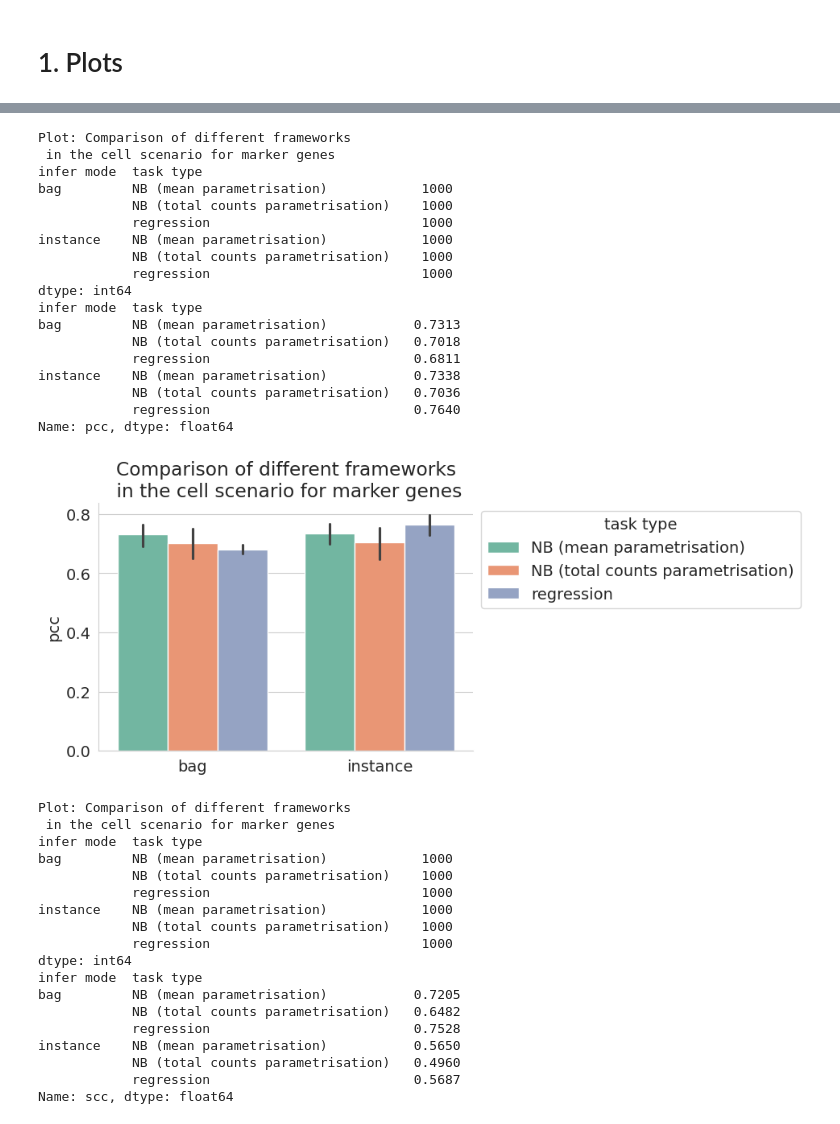
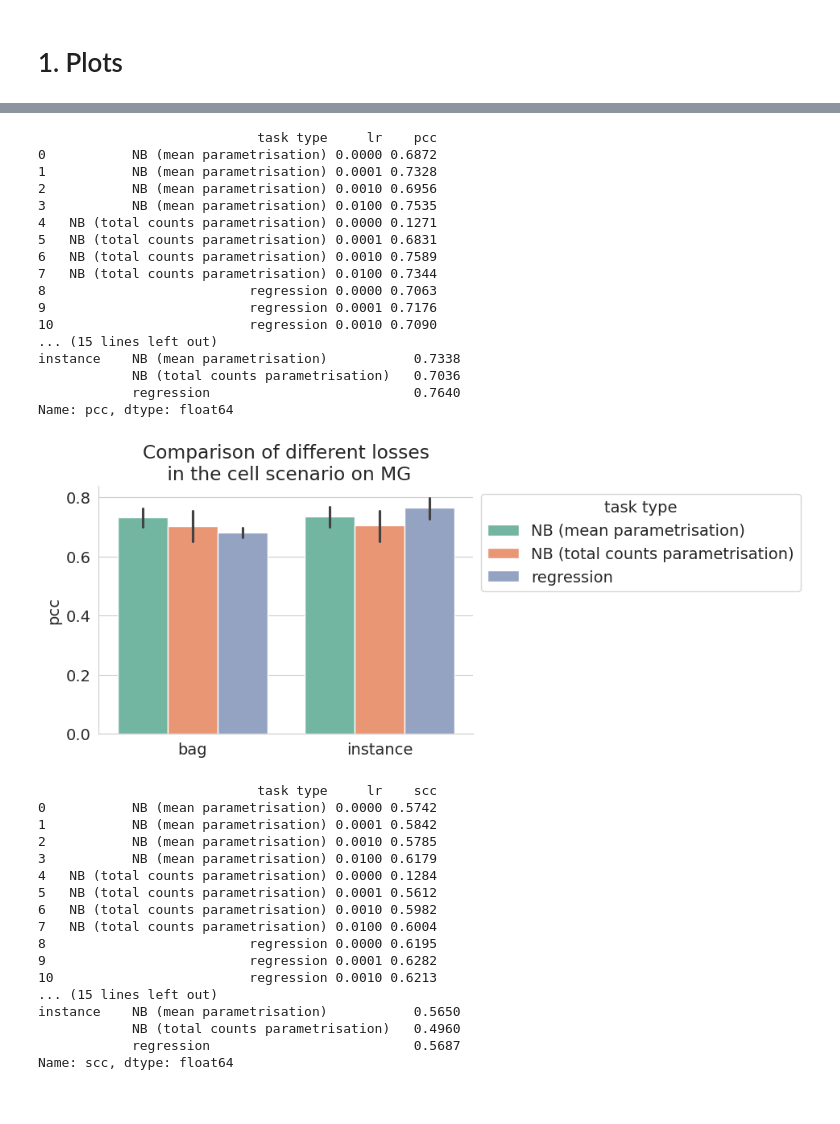
Before and after one commit to loicchadoutaud/sCellST_reproducibility, a Jupyter notebook: reproducibility_notebooks/analyse_simulation.ipynb, the cells around one changed output, grey strips where cells are left out. Cells and saved outputs as stored; diff of their text form; code cells hidden in the pictures.

```diff
--- a/reproducibility_notebooks/analyse_simulation.ipynb
+++ b/reproducibility_notebooks/analyse_simulation.ipynb
@@ -77,7 +79,8 @@ dict_rename = {
     "task_type": {
         "nb_mean_regression": "NB (mean parametrisation)",
         "nb_total_regression": "NB (total counts parametrisation)",
-    }
+    },
+    "dataset_handler": {"mil": "MIL", "supervised": "Supervised"},
 }
 metrics = metrics.replace(dict_rename)
 col_rename = {
@@ -97,7 +100,7 @@ df_plot = metrics[
     & (metrics["embedding tag"] == "SSL embedding")
     & (metrics["genes"] == "HVG")
     & (metrics["lr"] == 0.0001)
-    & (metrics["learning framework"] == "mil")
+    & (metrics["learning framework"] == "MIL")
 ].copy()
 for score in ["pcc", "scc"]:
     plot_metrics_simulation(
@@ -105,7 +108,7 @@ for score in ["pcc", "scc"]:
         x="infer mode",
         y=score,
         save_path= SAVE_PATH / f"comparison_scenario_test_regression_{score}.png",
-        title="Comparison of different scenarios",
+        title="Comparison of different scenarios on HVG",
         hue="scenario",
         # x_order=["spot level", "cell level"],
         # hue_order=["random", "centroid", "cell"],
@@ -152,7 +155,7 @@ df_plot = metrics[
     (metrics["task type"] == "regression")
     & (metrics["embedding tag"] == "SSL embedding")
     & (metrics["lr"] == 0.0001)
-    & (metrics["learning framework"] == "mil")
+    & (metrics["learning framework"] == "MIL")
     & (metrics["scenario"] == "cell")
 ].copy()
 for score in ["pcc", "scc"]:
@@ -162,7 +165,7 @@ for score in ["pcc", "scc"]:
         y=score,
         hue="genes",
         save_path=SAVE_PATH / f"comparison_scenario_test_regression_{score}_genes.png",
-        title="Comparison for different gene sets\n in the cell scenario at the cell level",
+        title="Comparison of different gene sets\n in cell scenario",
         # x_order=["spot level", "cell level"],
         # hue_order=["hvg", "marker"],
     )
@@ -200,58 +203,56 @@ Name: scc, dtype: float64
 # %%
 df_plot = metrics[
     (metrics["embedding tag"] == "SSL embedding")
     & (metrics["scenario"] == "cell")
     & (metrics["genes"] == "MG")
-    & (metrics["learning framework"] == "mil")
+    & (metrics["learning framework"] == "MIL")
 ].copy()
 for score in ["pcc", "scc"]:
     df_plot_ = select_best_lr_model(
         df_plot, columns=["task type", "lr"], metric=score, gene_cat="MG"
     )
     plot_metrics_simulation(
         df_plot_,
         x="infer mode",
         y=score,
-        save_path=SAVE_PATH / f"comparison_framework_test_cell_{score}.png",
-        title="Comparison of different frameworks\n in the cell scenario for marker genes",
+        save_path=SAVE_PATH / f"comparison_losses_test_cell_{score}.png",
+        title="Comparison of different losses\n in the cell scenario on MG",
         hue="task type",
         # x_order=["spot level", "cell level"],
         # hue_order=["regression", "NB (mean parametrisation)", "NB (total count parametrisation)"],
     )
 # %% [output]
-Plot: Comparison of different frameworks
- in the cell scenario for marker genes
-infer mode  task type
-bag         NB (mean parametrisation)            1000
-            NB (total counts parametrisation)    1000
-            regression                           1000
-instance    NB (mean parametrisation)            1000
-            NB (total counts parametrisation)    1000
-            regression                           1000
-dtype: int64
-infer mode  task type
-bag         NB (mean parametrisation)           0.7313
-            NB (total counts parametrisation)   0.7018
-            regression                          0.6811
+                            task type     lr    pcc
+0           NB (mean parametrisation) 0.0000 0.6872
+1           NB (mean parametrisation) 0.0001 0.7328
+2           NB (mean parametrisation) 0.0010 0.6956
+3           NB (mean parametrisation) 0.0100 0.7535
+4   NB (total counts parametrisation) 0.0000 0.1271
+5   NB (total counts parametrisation) 0.0001 0.6831
+6   NB (total counts parametrisation) 0.0010 0.7589
+7   NB (total counts parametrisation) 0.0100 0.7344
+8                          regression 0.0000 0.7063
+9                          regression 0.0001 0.7176
+10                         regression 0.0010 0.7090
+... (15 lines left out)
 instance    NB (mean parametrisation)           0.7338
             NB (total counts parametrisation)   0.7036
             regression                          0.7640
 Name: pcc, dtype: float64
-[figure, old version]
+[figure, new version]
-Plot: Comparison of different frameworks
- in the cell scenario for marker genes
-infer mode  task type
-bag         NB (mean parametrisation)            1000
-            NB (total counts parametrisation)    1000
-            regression                           1000
-instance    NB (mean parametrisation)            1000
-            NB (total counts parametrisation)    1000
-            regression                           1000
-dtype: int64
-infer mode  task type
-bag         NB (mean parametrisation)           0.7205
-            NB (total counts parametrisation)   0.6482
-            regression                          0.7528
+                            task type     lr    scc
+0           NB (mean parametrisation) 0.0000 0.5742
+1           NB (mean parametrisation) 0.0001 0.5842
+2           NB (mean parametrisation) 0.0010 0.5785
+3           NB (mean parametrisation) 0.0100 0.6179
+4   NB (total counts parametrisation) 0.0000 0.1284
+5   NB (total counts parametrisation) 0.0001 0.5612
+6   NB (total counts parametrisation) 0.0010 0.5982
+7   NB (total counts parametrisation) 0.0100 0.6004
+8                          regression 0.0000 0.6195
+9                          regression 0.0001 0.6282
+10                         regression 0.0010 0.6213
+... (15 lines left out)
 instance    NB (mean parametrisation)           0.5650
             NB (total counts parametrisation)   0.4960
             regression                          0.5687
```
Also changed, not shown: parts of 9 cells of this notebook.
